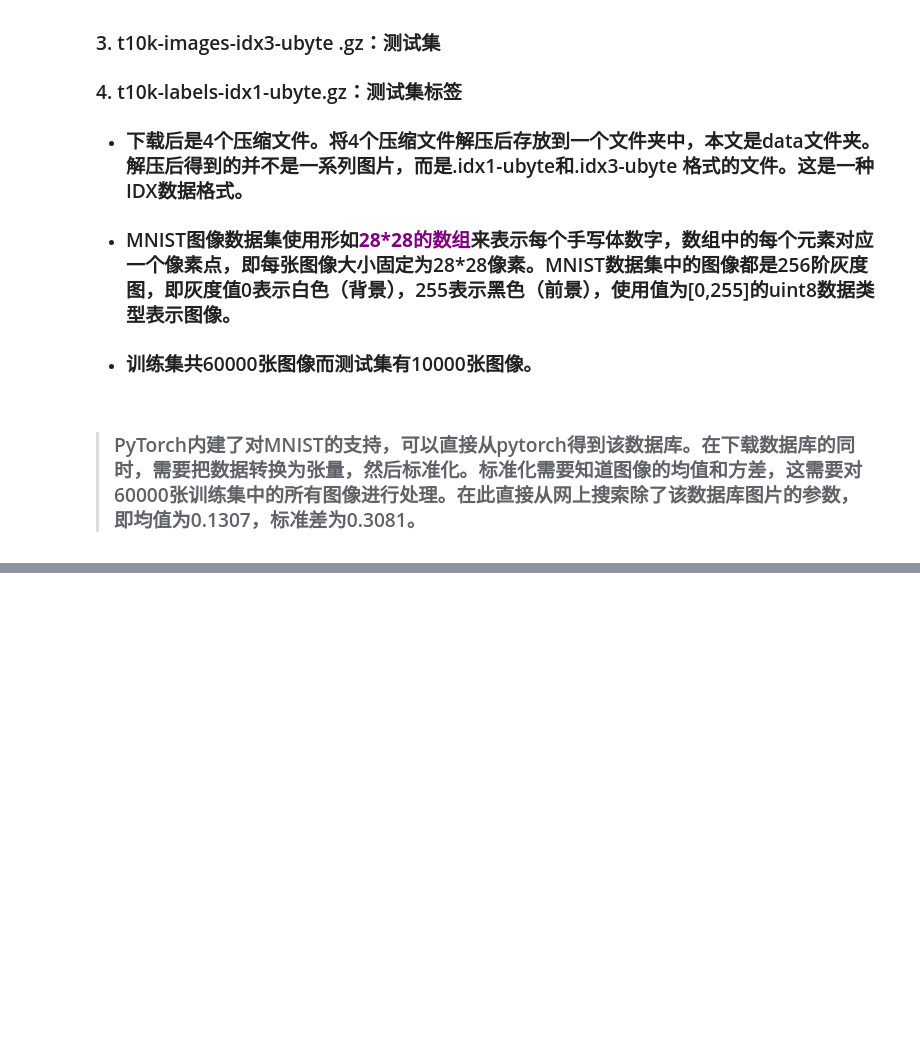
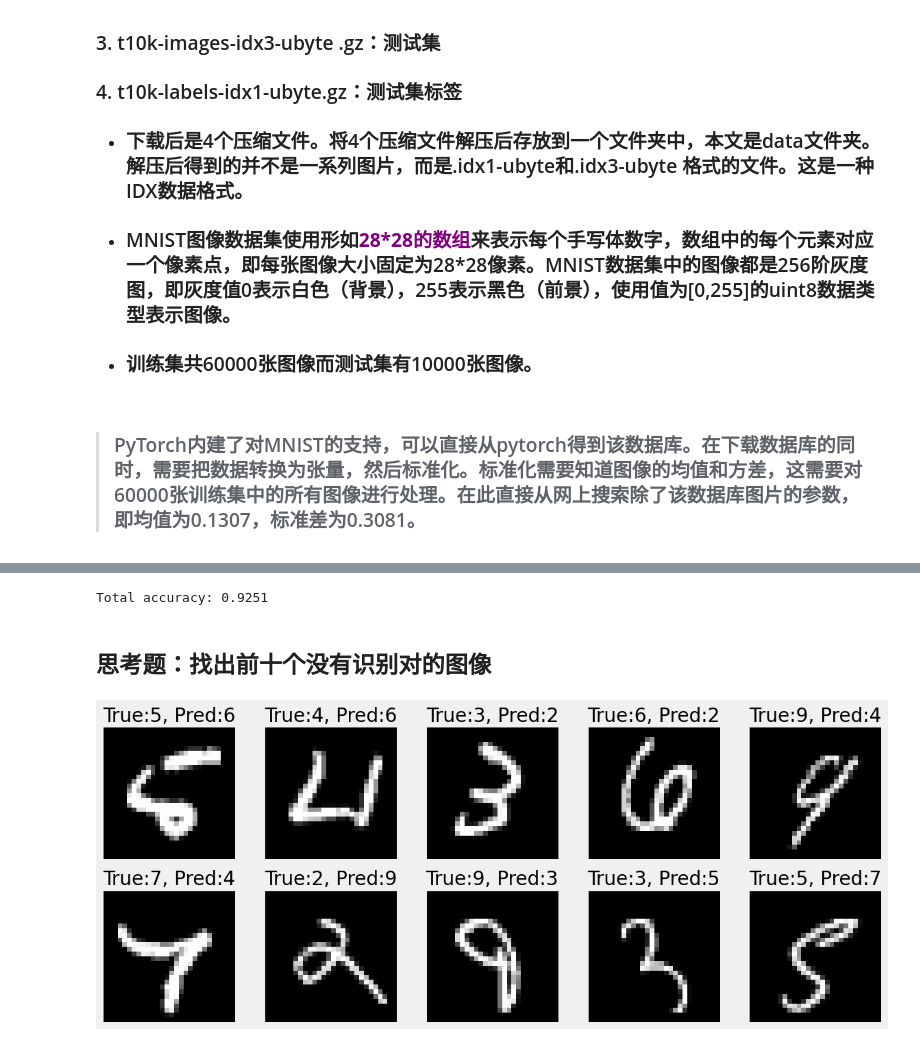
Before and after one commit to ShuningCui/AIMicromajor, a Jupyter notebook: Lesson3/0_ImageCalssification_Shallow.ipynb, the cells around one changed output, grey strips where cells are left out. Drawn from its saved outputs; the diff is of its cells as text; code cells hidden in the pictures; blank space fills up the shorter version.

```diff
--- a/Lesson3/0_ImageCalssification_Shallow.ipynb
+++ b/Lesson3/0_ImageCalssification_Shallow.ipynb
@@ -26,8 +27,8 @@ from torchvision.transforms import Compose, Normalize, ToTensor
 mean = torch.tensor(0.1307)
 std = torch.tensor(0.3081)
 compose = Compose([ToTensor(), Normalize(mean, std)])
-train_dataset = datasets.MNIST("../Datasets", train=True, transform=compose, download=False)
-test_dataset = datasets.MNIST("../Datasets", train=False, transform=compose, download=False)
+train_dataset = datasets.MNIST("./Datasets", train=True, transform=compose, download=False)
+test_dataset = datasets.MNIST("./Datasets", train=False, transform=compose, download=False)
 train_loader = DataLoader(train_dataset, batch_size=10000, shuffle=True)
 test_loader = DataLoader(test_dataset, batch_size=2000)
 # %%
@@ -35,8 +38,8 @@ train_dataset[0][0].shape
 # %%
 fig, ax = plt.subplots(1, 10)
 for i in range(10):
-    train = train_dataset[i][0][0].numpy()
-    ax[i].imshow(train, cmap="gray")
+    train_images = train_dataset[i][0][0].numpy()
+    ax[i].imshow(train_images, cmap="gray")
     ax[i].axis("off")
 # %%
 class ImageShallowModel(nn.Module):
@@ -113,9 +54,10 @@ def train(model, train_loader, test_loader, loss_fn, optimizer, epochs):
 # %%
-model = ImageShallowModel()
+device = torch.device("cuda" if torch.cuda.is_available() else "cpu")
+model = ImageShallowModel().to(device)
 lr = 3e-3
 epochs = 50
 loss_fn = nn.CrossEntropyLoss()
 optimizer = optim.Adam(model.parameters(), lr=lr)
 train_loss, val_loss = train(
-    model, train_loader, test_loader, loss_fn, optimizer, epochs
+    model, train_loader, test_loader, loss_fn, optimizer, epochs, device
 )
@@ -139,7 +101,55 @@ fig = plot_losses()
 # %%
-Accuracy = metrics.Accuracy(task="multiclass", num_classes=10)
-for i, (x, y) in enumerate(test_loader):
+Accuracy = metrics.Accuracy(task="multiclass", num_classes=10).to(device)
+for x, y in test_loader:
+    x = x.to(device)
+    y = y.to(device)
     yhat = model(x)
     acc = Accuracy(yhat, y)
 total_acc = Accuracy.compute()
 print(f"Total accuracy: {total_acc:.4f}")
+# %% [output]
+Total accuracy: 0.9251
+# %% [markdown]
+## 思考题：找出前十个没有识别对的图像
+# %%
+# ========== 追加：找出测试集前10个识别错误的样本并绘图 ==========
+model.eval()
+wrong_imgs = []
+wrong_labels_true = []
+wrong_labels_pred = []
+
+with torch.inference_mode():
+    for x, y in test_loader:
+        x, y = x.to(device), y.to(device)
+        logits = model(x)
+        pred = torch.argmax(logits, dim=1)
+
+        # 找出本batch里预测不等于真值的索引
+        mask = pred != y
+        wrong_x_batch = x[mask]
+        wrong_y_true_batch = y[mask]
+        wrong_y_pred_batch = pred[mask]
+
+        # 逐个加入，凑够10张就停
+        for img, yt, yp in zip(wrong_x_batch, wrong_y_true_batch, wrong_y_pred_batch):
+            wrong_imgs.append(img.cpu())
+            wrong_labels_true.append(yt.item())
+            wrong_labels_pred.append(yp.item())
+            if len(wrong_imgs) >= 10:
+                break
+        if len(wrong_imgs) >= 10:
+            break
+
+# 绘图
+plt.figure(figsize=(12, 5))
+for i in range(10):
+    plt.subplot(2, 5, i+1)
+    # 反归一化：img = img * std + mean
+    img = wrong_imgs[i][0] * std.numpy() + mean.numpy()
+    plt.imshow(img, cmap="gray")
+    plt.title(f"True:{wrong_labels_true[i]}, Pred:{wrong_labels_pred[i]}")
+    plt.axis("off")
+plt.tight_layout()
+plt.show()
+# %% [output]
+[figure, added]
```
Also changed, not shown: parts of 7 cells of this notebook, 7 other files.
